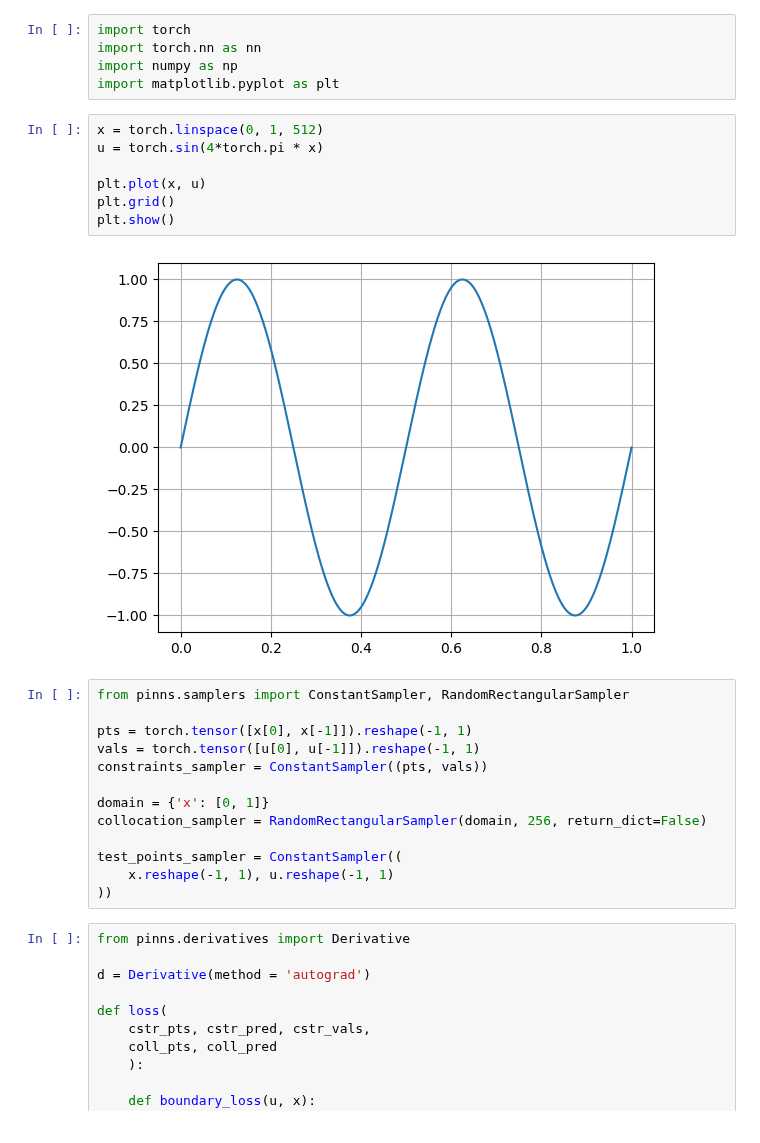
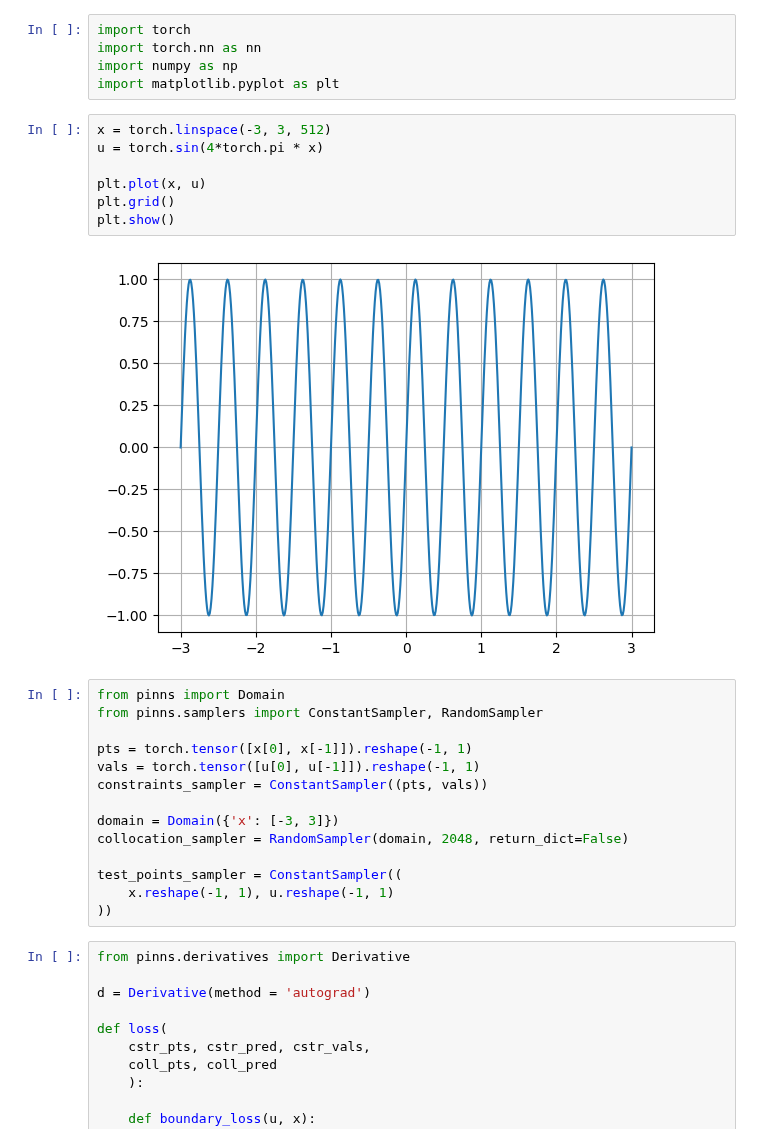
Before and after one commit to DaniilLaptev/pinns, a Jupyter notebook: experiments/information propagation/poisson.ipynb, the cells around one changed output. Drawn from its saved outputs; the diff is of its cells as text.

```diff
--- a/experiments/information propagation/poisson.ipynb
+++ b/experiments/information propagation/poisson.ipynb
@@ -19,23 +19,24 @@ import torch.nn as nn
 import numpy as np
 import matplotlib.pyplot as plt
 # %%
-x = torch.linspace(0, 1, 512)
+x = torch.linspace(-3, 3, 512)
 u = torch.sin(4*torch.pi * x)
 
 plt.plot(x, u)
 plt.grid()
 plt.show()
 # %% [output]
-[figure, old version]
+[figure, new version]
 # %%
-from pinns.samplers import ConstantSampler, RandomRectangularSampler
+from pinns import Domain
+from pinns.samplers import ConstantSampler, RandomSampler
 
 pts = torch.tensor([x[0], x[-1]]).reshape(-1, 1)
 vals = torch.tensor([u[0], u[-1]]).reshape(-1, 1)
 constraints_sampler = ConstantSampler((pts, vals))
 
-domain = {'x': [0, 1]}
-collocation_sampler = RandomRectangularSampler(domain, 256, return_dict=False)
+domain = Domain({'x': [-3, 3]})
+collocation_sampler = RandomSampler(domain, 2048, return_dict=False)
 
 test_points_sampler = ConstantSampler((
     x.reshape(-1, 1), u.reshape(-1, 1)
```
Also changed, not shown: parts of 8 cells of this notebook, 3 other files.
